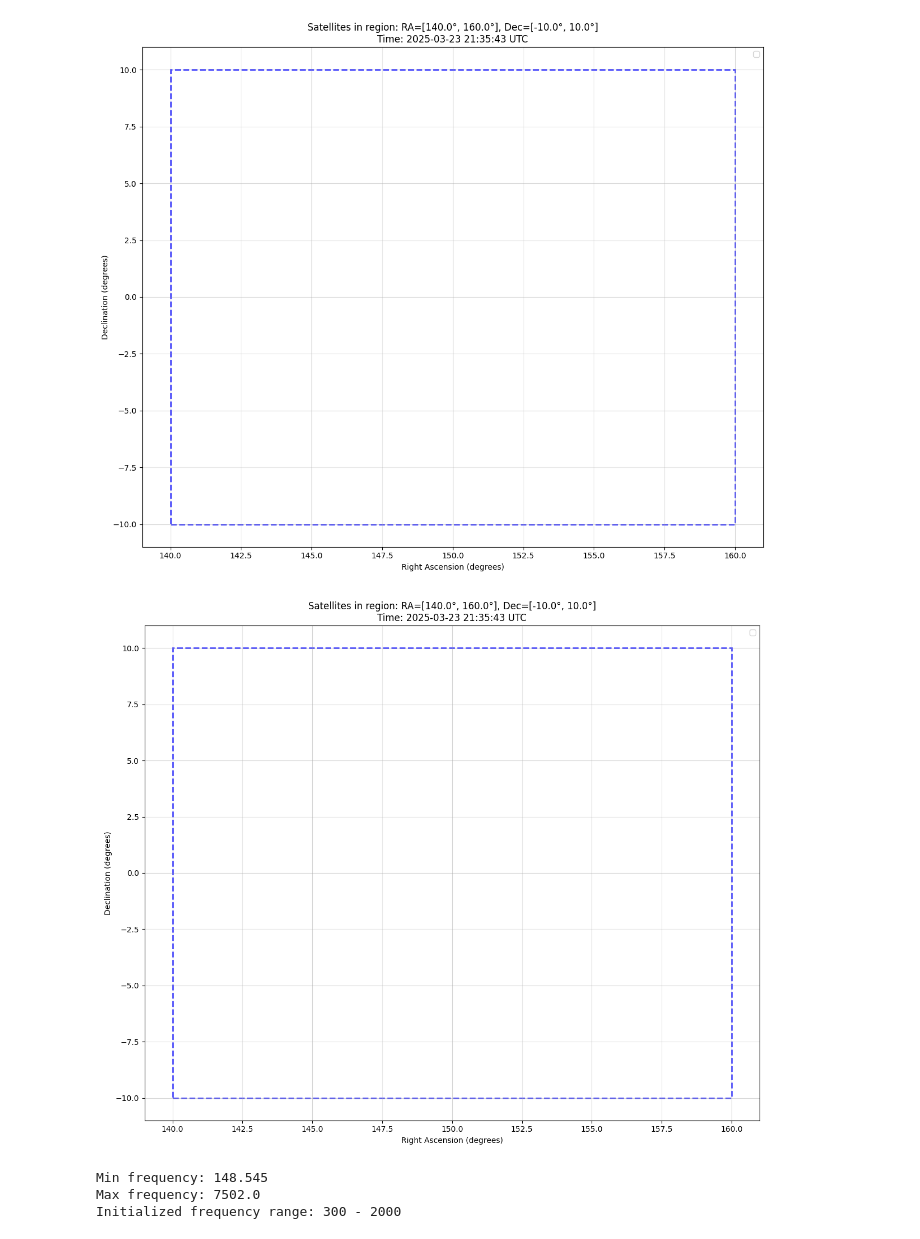
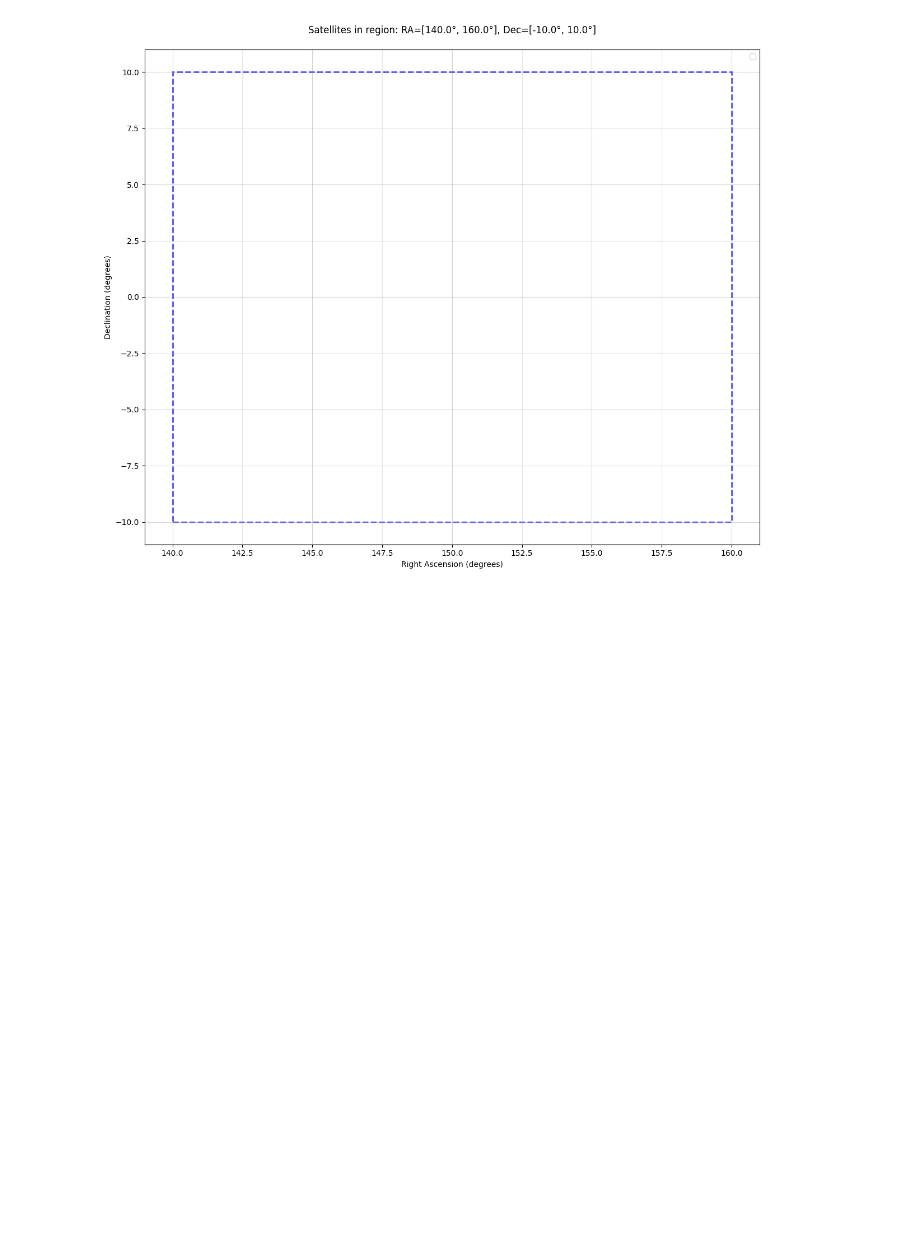
Before and after one commit to meerklass/astrokat-helper, a Jupyter notebook: scripts/test_sats.ipynb, the cells around one changed output. Drawn from its saved outputs; the diff is of its cells as text; code cells hidden in the pictures; blank space fills up the shorter version.

Commit message:
Simplified the code. Users now have to provide the satellite positions when calling the plotting routines

```diff
--- a/scripts/test_sats.ipynb
+++ b/scripts/test_sats.ipynb
@@ -40,0 +80,3 @@ plotter.plot_region_box(140, 160, -10, 10, positions=future_positions)
+# %%
+# Create object for geo sats only
+geo_sats = SatellitePlotter(tle_url="https://celestrak.org/NORAD/elements/gp.php?GROUP=geo&FORMAT=tle")
@@ -41,2 +103,2 @@ plotter.plot_region_box(140, 160, -10, 10, positions=future_positions)
 # %%
-geo_sats = SatellitePlotter(min_freq=300, max_freq=2000)
+geo_freq_positions = geo_sats.compute_positions(min_freq=300, max_freq=2000)
@@ -64,3 +114,3 @@ geo_sats.plot_equatorial()
 # %%
-geo_sats.plot_region_box(140, 160, -10, 10, positions=geo_positions)
+geo_sats.plot_region_box(geo_freq_positions, 140, 160, -10, 10)
 # %% [output]
@@ -69,12 +119 @@ geo_sats.plot_region_box(140, 160, -10, 10, positions=geo_positions)
-[figure, old version]
+[figure, new version]
-[figure, removed]
-# %%
-frequencies = [sat.get('frequency') for sat in geo_positions if sat.get('frequency') is not None]
-if frequencies:
-    print(f"Min frequency: {min(frequencies)}")
-    print(f"Max frequency: {max(frequencies)}")
-print(f"Initialized frequency range: {geo_sats.min_freq} - {geo_sats.max_freq}")
-# %% [output]
-Min frequency: 148.545
-Max frequency: 7502.0
-Initialized frequency range: 300 - 2000
```
Also changed, not shown: parts of 25 cells of this notebook, 1 other file.
